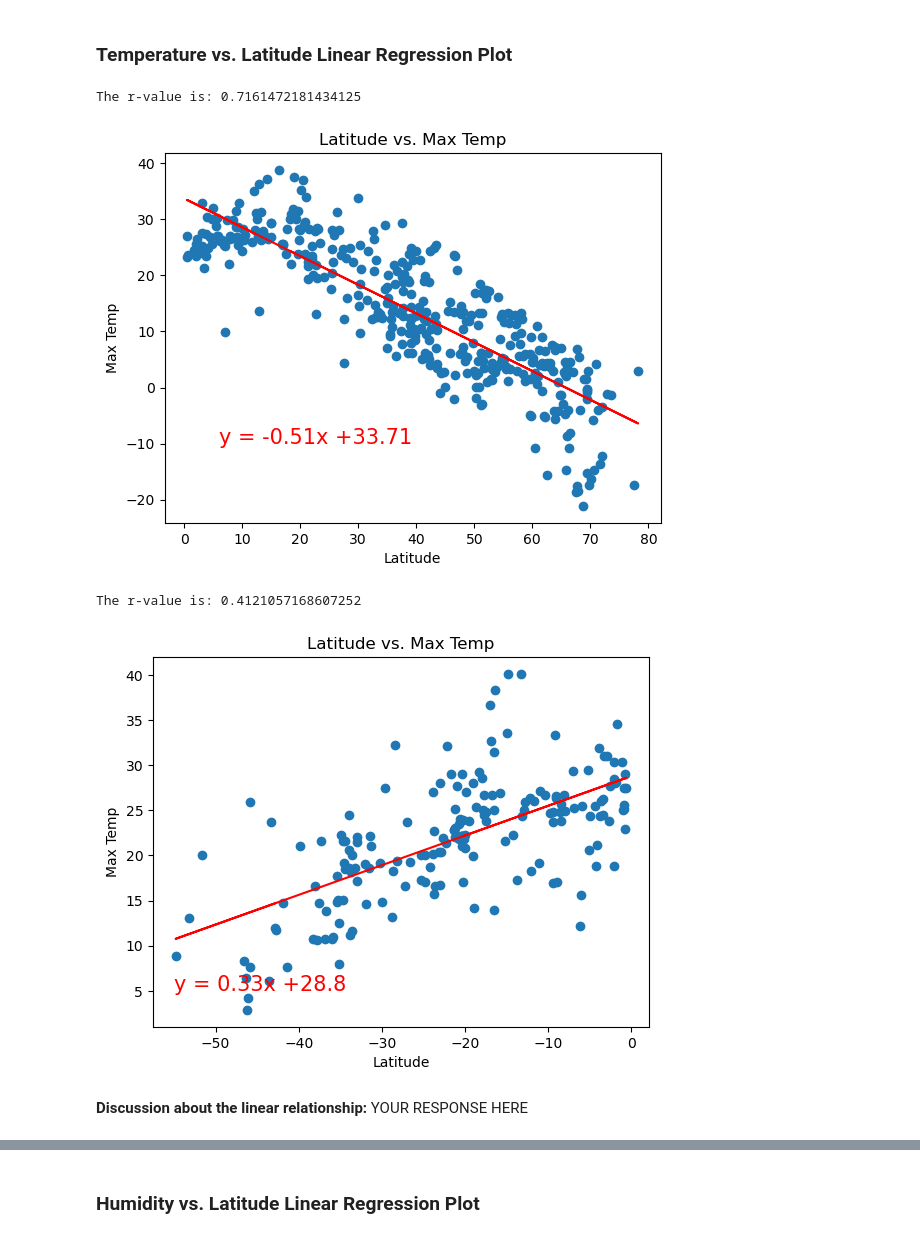
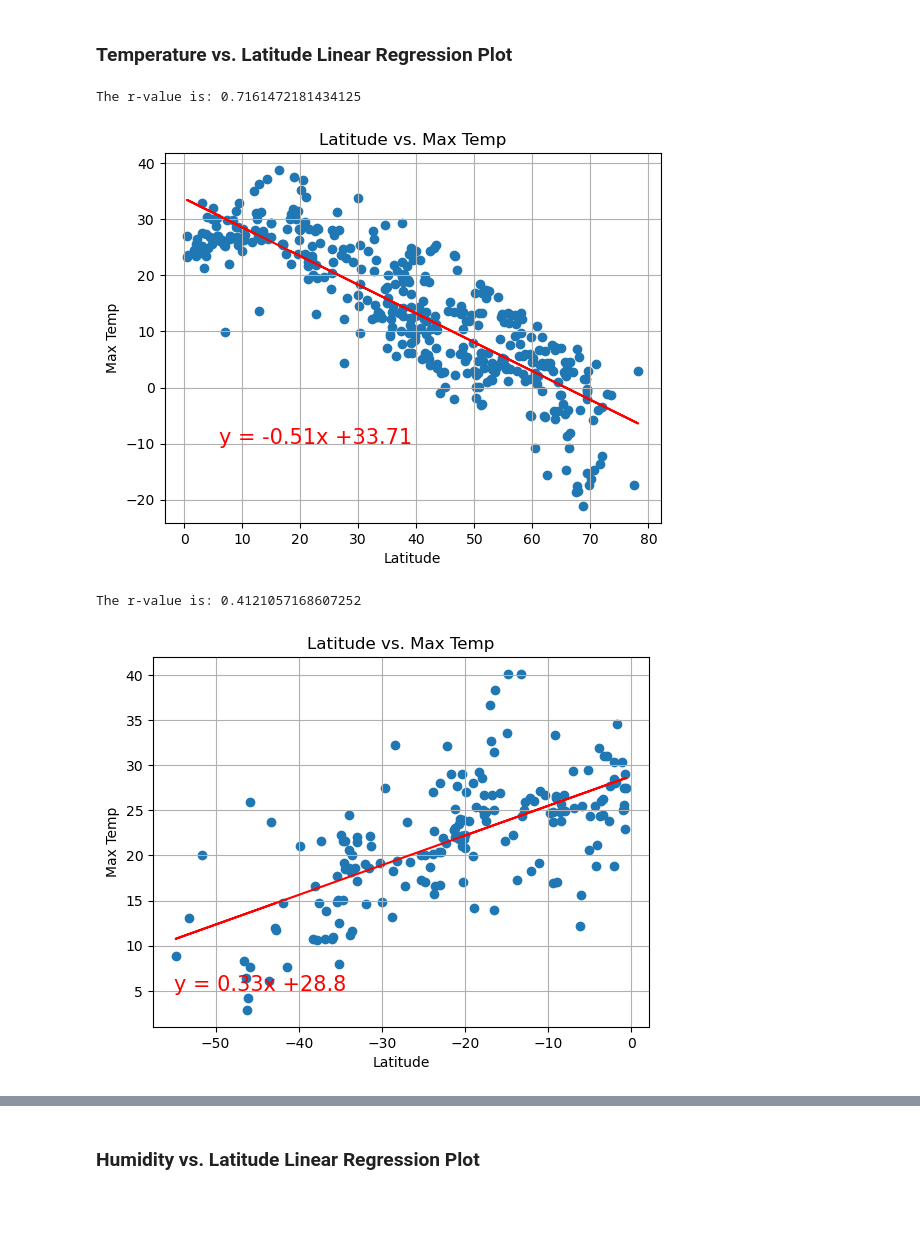
Before and after one commit to ashley-charles/python-api-challenge, a Jupyter notebook: WeatherPy/WeatherPy.ipynb, the cells around one changed output, grey strips where cells are left out. Saved outputs shown, nothing was run; the diff lists cells and outputs as text; code cells hidden in the pictures; blank space fills up the shorter version.

```diff
--- a/WeatherPy/WeatherPy.ipynb
+++ b/WeatherPy/WeatherPy.ipynb
@@ -330,18 +330,18 @@ southern_hemi_df.head()
 x_values = northern_hemi_df['Lat']
 y_values = northern_hemi_df['Max Temp']
 plt.title(f"Latitude vs. Max Temp")
+plt.grid(True)
 plot_linear_regression(x_values, y_values, 'Max Temp', (6, -10))
 # %% [output]
 The r-value is: 0.7161472181434125
-[figure, old version]
+[figure, new version]
 # %%
 # Linear regression on Southern Hemisphere
 x_values = southern_hemi_df['Lat']
 y_values = southern_hemi_df['Max Temp']
 plt.title(f"Latitude vs. Max Temp")
+plt.grid(True)
 plot_linear_regression(x_values, y_values, 'Max Temp',(-55, 5))
 # %% [output]
 The r-value is: 0.4121057168607252
-[figure, old version]
+[figure, new version]
-# %% [markdown]
-**Discussion about the linear relationship:** YOUR RESPONSE HERE
```
Also changed, not shown: parts of 13 cells of this notebook.
